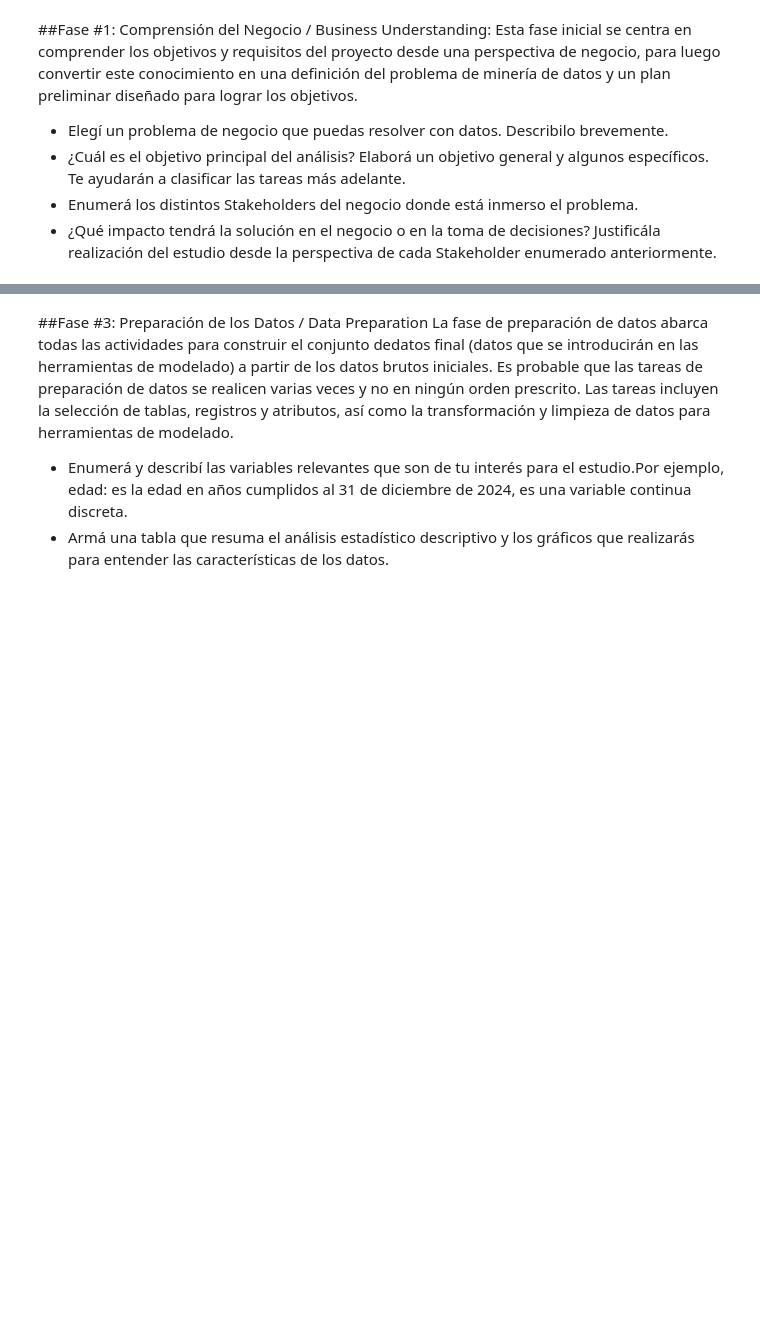
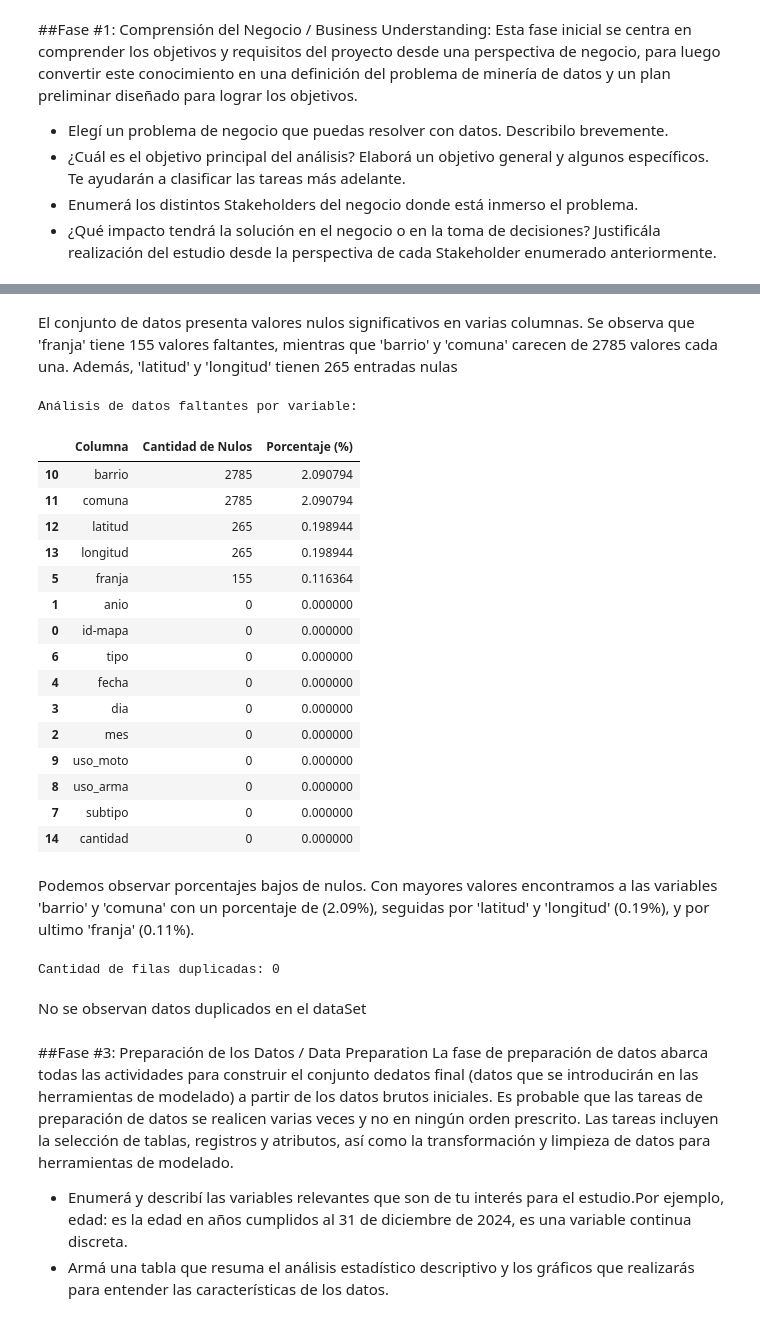
Before and after one commit to ChronosXV/Ingenieria_Software, a Jupyter notebook: Proyecto/UGR_Ing_de_Software_Grupo_2_TP.ipynb, the cells around one changed output, grey strips where cells are left out. Drawn from its saved outputs; the diff is of its cells as text; code cells hidden in the pictures; blank space fills up the shorter version.

```diff
--- a/Proyecto/UGR_Ing_de_Software_Grupo_2_TP.ipynb
+++ b/Proyecto/UGR_Ing_de_Software_Grupo_2_TP.ipynb
@@ -53,3 +172,48 @@ La fase de comprensión de datos comienza con una recopilación inicial de datos
+# %% [markdown]
+El conjunto de datos presenta valores nulos significativos en varias columnas. Se observa que 'franja' tiene 155 valores faltantes, mientras que 'barrio' y 'comuna' carecen de 2785 valores cada una. Además, 'latitud' y 'longitud' tienen 265 entradas nulas
+# %%
+# Realizar un análisis preliminar de calidad: porcentaje de datos faltantes por variable, detección de posibles inconsistencias.
+
+nulos_totales = df_delitos.isnull().sum()
+porcentaje_nulos = (nulos_totales / len(df_delitos)) * 100
+
+# Armamos un cuadro resumen
+calidad_df = pd.DataFrame({
+    'Columna': nulos_totales.index,
+    'Cantidad de Nulos': nulos_totales.values,
+    'Porcentaje (%)': porcentaje_nulos.values
+}).sort_values(by='Porcentaje (%)', ascending=False)
+
+# Mostramos el resumen
+print("Análisis de datos faltantes por variable:")
+display(calidad_df)
+# %% [output]
+Análisis de datos faltantes por variable:
+|  | Columna | Cantidad de Nulos | Porcentaje (%) |
+| 10 | barrio | 2785 | 2.090794 |
+| 11 | comuna | 2785 | 2.090794 |
+| 12 | latitud | 265 | 0.198944 |
+| 13 | longitud | 265 | 0.198944 |
+| 5 | franja | 155 | 0.116364 |
+| 1 | anio | 0 | 0.000000 |
+| 0 | id-mapa | 0 | 0.000000 |
+| 6 | tipo | 0 | 0.000000 |
+| 4 | fecha | 0 | 0.000000 |
+| 3 | dia | 0 | 0.000000 |
+| 2 | mes | 0 | 0.000000 |
+| 9 | uso_moto | 0 | 0.000000 |
+| 8 | uso_arma | 0 | 0.000000 |
+| 7 | subtipo | 0 | 0.000000 |
+| 14 | cantidad | 0 | 0.000000 |
+# %% [markdown]
+Podemos observar porcentajes bajos de nulos. Con mayores valores encontramos a las variables 'barrio' y 'comuna' con un porcentaje de (2.09%), seguidas por 'latitud' y 'longitud' (0.19%), y por ultimo 'franja' (0.11%).
+# %%
+# Verificamos si tenemos datos duplicados
+print(f"Cantidad de filas duplicadas: {df_delitos.duplicated().sum()}")
+# %% [output]
+Cantidad de filas duplicadas: 0
+# %% [markdown]
+No se observan datos duplicados en el dataSet
 # %% [markdown]
 ##Fase #3: Preparación de los Datos / Data Preparation
 La fase de preparación de datos abarca todas las actividades para construir el conjunto dedatos final (datos que se introducirán en las herramientas de modelado) a partir de los datos brutos iniciales. Es probable que las tareas de preparación de datos se realicen varias veces y no en ningún orden prescrito. Las tareas incluyen la selección de tablas, registros y atributos, así como la transformación y limpieza de datos para herramientas de modelado.
```
Also changed, not shown: parts of 18 cells of this notebook.
